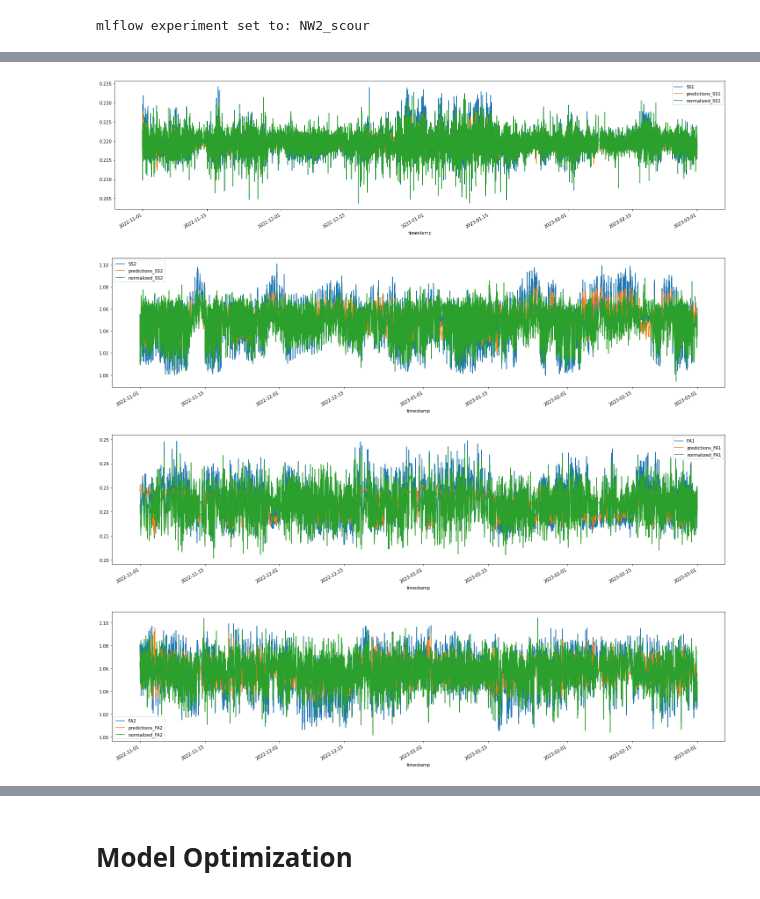
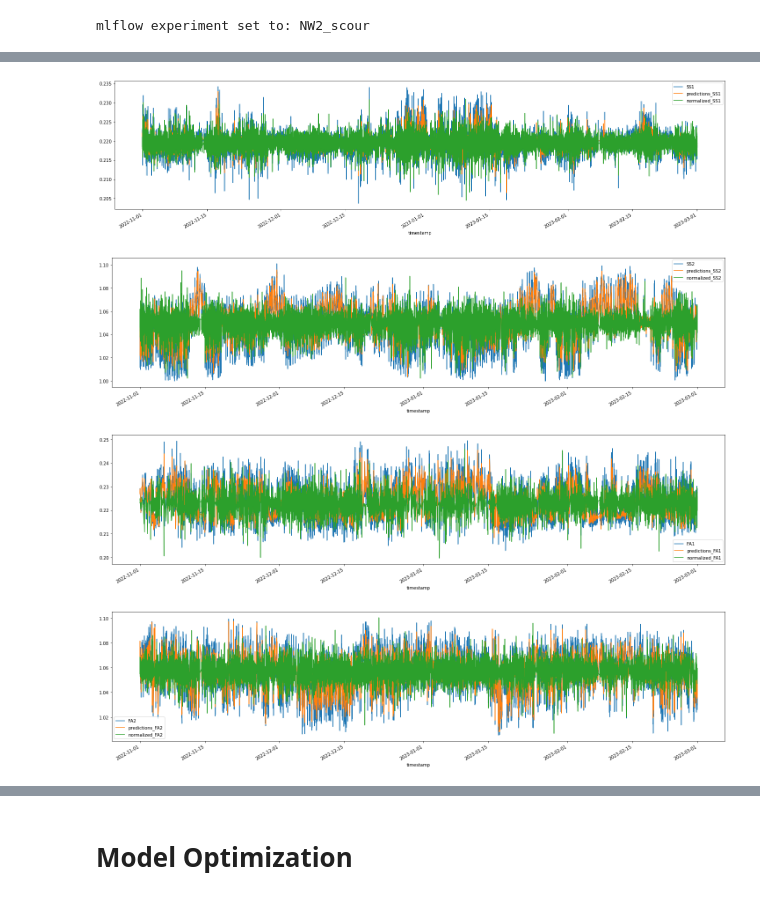
Before and after one commit to WEILMAX/oma_tracking, a Jupyter notebook: notebooks/normalization/nw2_d01_normalization_linear.ipynb, the cells around one changed output, grey strips where cells are left out. Saved outputs shown, nothing was run; the diff lists cells and outputs as text; code cells hidden in the pictures.

Commit message:
Add pipelines for data normalization

```diff
--- a/notebooks/normalization/nw2_d01_normalization_linear.ipynb
+++ b/notebooks/normalization/nw2_d01_normalization_linear.ipynb
@@ -70,7 +71,7 @@ weather_params = \
         'Air_temperature',
         #'Relative_humidity' # TOO MANY NANs
     ]
-weather_inputs = mvbc_data[weather_params]
+weather_inputs = mvbc_data[[col for col in mvbc_data.columns if any(weather_param in col for weather_param in weather_params)]]
 
 scada_params = \
     [
@@ -100,0 +119,12 @@ prediction_params = \
+# %%
+from xgboost import XGBRegressor
+
+y = prediction_params['SS1'].dropna()
+X = inputs.loc[y.index].dropna()
+y = y.loc[X.index]
+regr = Pipeline(
+    steps=[
+        ('preprocessing_angles', AngleTransformer(angles = ['winddirection', 'yaw'])),
+        ('regressor', XGBRegressor())
+        ])
+regr.fit(X, y)
@@ -101,4 +462,6 @@ prediction_params = \
 # %%
+from xgboost import XGBRegressor
+
 # Track Models in MLFlow
 test_size = 0.2
 random_state = 42
@@ -140,12 +503,12 @@ for mode in prediction_params.columns:
         X_train, X_test, y_train, y_test = \
             train_test_split(X, y, test_size=test_size, random_state=random_state)
 
-        regr = \
-            Pipeline(
-                steps=[
-                    ('scaler', MinMaxScaler()),
-                    ('regressor', LinearRegression())
-                    ])
+        regr = Pipeline(
+            steps=[
+                ('preprocessing_angles', AngleTransformer(angles = ['winddirection', 'yaw'])),
+                ('regressor', XGBRegressor())
+                ]
+            )
         regr.fit(X_train, y_train)
 
         models[mode] = regr
@@ -157,23 +520,25 @@ for mode in prediction_params.columns:
         params = {
                 "model function": 'normalization',
                 "prediction_parameter": str(mode),
-                "input_parameters": str(weather_params),
                 "time_period": str(start) + ' - ' + str(stop),
                 "data_random_state": random_state,
                 "test_size": test_size,
                 "notebook": nb_path,
-                "model": str(regr)
+                "model": str(XGBRegressor)
             }
 
         mlflow.log_params(params)
         predictions_mode = pd.DataFrame(
-            {'predictions_'+str(mode): regr.predict(X),
-            'normalized_'+str(mode): y - regr.predict(X) + np.mean(y)}, index = y.index)
+            {
+                'predictions_'+str(mode): regr.predict(X),
+                'normalized_'+str(mode): y - regr.predict(X) + np.mean(y)
+            },
+            index = y.index
+        )
 
         predictions_inv = pd.concat([predictions_inv, predictions_mode], axis = 1)
         pd.concat([y,predictions_mode], axis=1).plot(figsize=(25,6))
 
-        model_name = '_'.join([type, site_id, location_id, str(mode)])
         mlflow.autolog(disable=True)
         mlflow.end_run()
 # %% [output]
@@ -196,4 +562,4 @@ for mode in prediction_params.columns:
-[figure, old version]
+[figure, new version]
-[figure, old version]
+[figure, new version]
-[figure, old version]
+[figure, new version]
-[figure, old version]
+[figure, new version]
```
Also changed, not shown: parts of 22 cells of this notebook, 4 other files.
